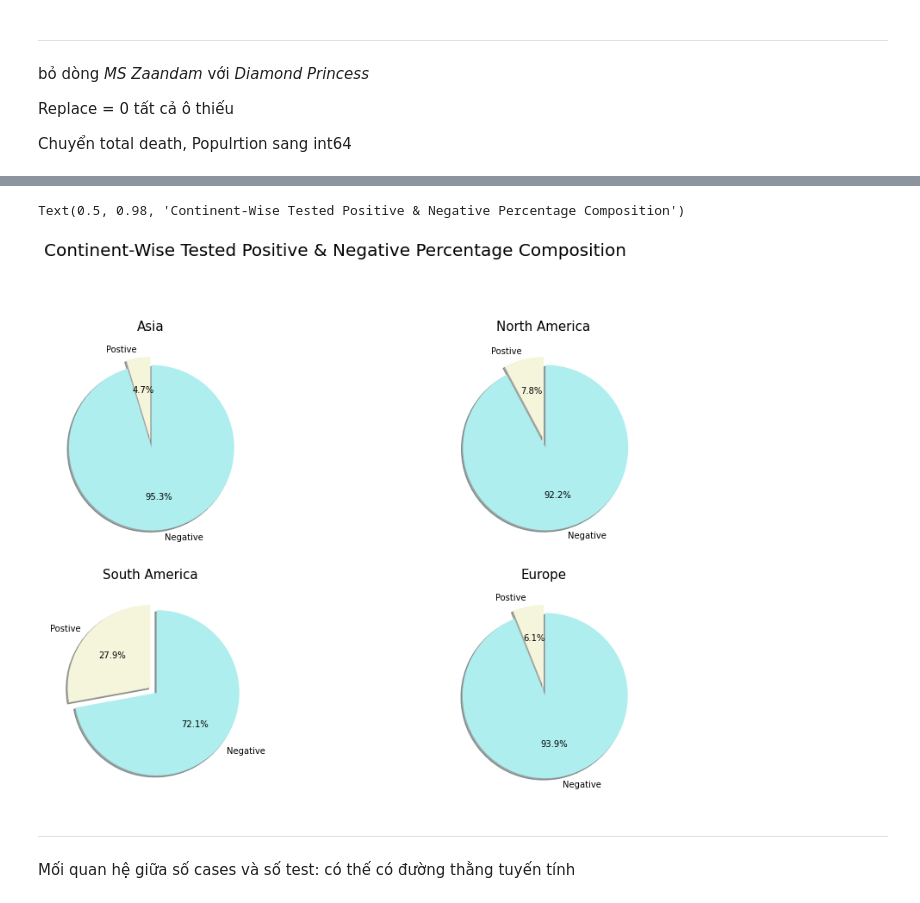
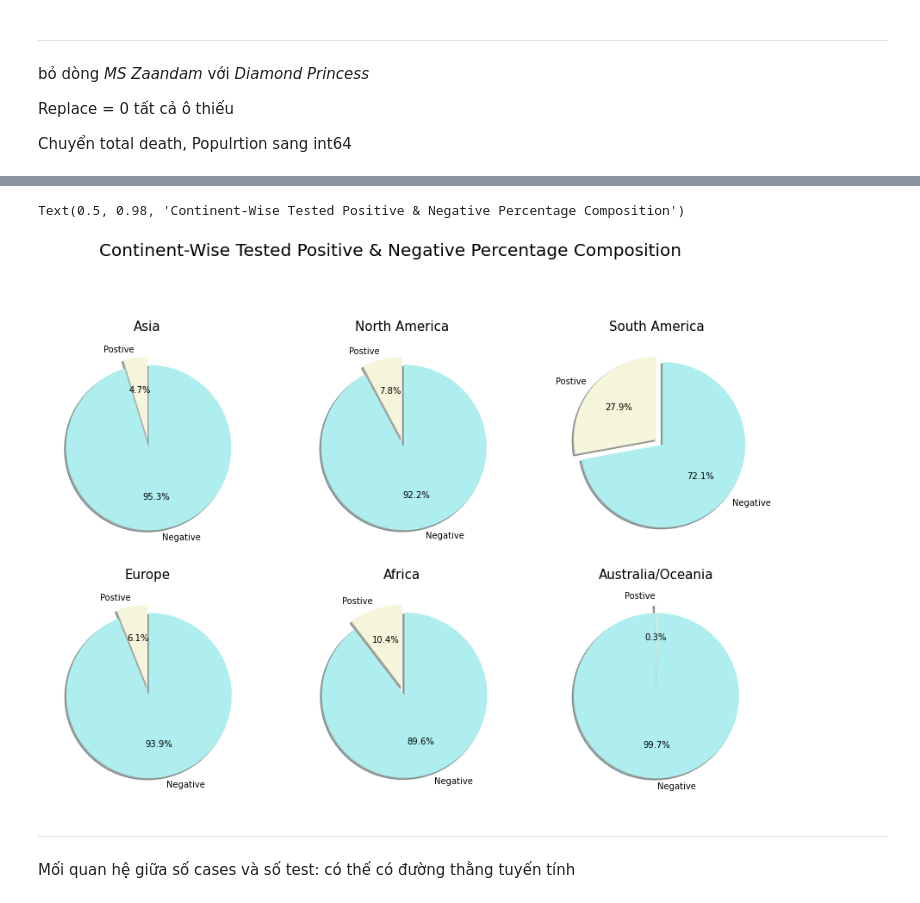
Before and after one commit to templarassVN/Covid_19-insight-Visualize, a Jupyter notebook: Nghien cuu.ipynb, the cells around one changed output, grey strips where cells are left out. Cells and saved outputs as stored; diff of their text form; code cells hidden in the pictures.

```diff
--- a/Nghien cuu.ipynb
+++ b/Nghien cuu.ipynb
@@ -42,10 +43,12 @@ Chuyển total death, Populrtion sang int64
 # %%
 data_ele = data.loc[(data["Country"] == 'MS Zaandam') | (data["Country"] == 'Diamond Princess')]
 data = data.drop(data.index[list(data_ele.index)])
+data.fillna(0, inplace=True)
 data = data.replace(r'^\s*$', 0, regex=True)
 data['TotalDeaths'] = data['TotalDeaths'].astype('int64')
-# %%
-data['Population'] = data['Population'].astype('int64')
+# %%
+ds = ['Total Cases','New Cases','TotalDeaths','NewDeaths','TotalRecovered','ActiveCases','Serious','Tot Cases/1M pop','Deaths/1M pop','Total Tests','Tests/1M pop','Population']
+data[ds] = data[ds].astype('int64')
 # %%
 data.dtypes
 # %% [output]
@@ -225,35 +267,45 @@ negative_positive = pd.DataFrame({
 # %%
 explode = (0,0.1)
 labels = ['Postive','Negative']
 colors = ['beige','paleturquoise']
 
 fig = plt.figure(figsize = (15,15))
 
-plt.subplot(321)
+plt.subplot(331)
 plt.pie(negative_positive[negative_positive.index == 'Asia'].values.tolist()[0],labels = labels, explode = explode, autopct = '%.1f%%',
         startangle = 90, colors = colors, shadow = True)
 plt.title('Asia', fontsize = 15)
 
 
-plt.subplot(322)
+plt.subplot(332)
 plt.pie(negative_positive[negative_positive.index == 'North America'].values.tolist()[0],labels = labels, explode = explode, autopct = '%.1f%%',
         startangle = 90, colors = colors, shadow = True)
 plt.title('North America', fontsize = 15)
 
-plt.subplot(323)
+plt.subplot(333)
 plt.pie(negative_positive[negative_positive.index == 'South America'].values.tolist()[0],labels = labels, explode = explode, autopct = '%.1f%%',
         startangle = 90, colors = colors, shadow = True)
 plt.title('South America', fontsize = 15)
 
-plt.subplot(324)
+plt.subplot(334)
 plt.pie(negative_positive[negative_positive.index == 'Europe'].values.tolist()[0],labels = labels, explode = explode, autopct = '%.1f%%',
         startangle = 90, colors = colors, shadow = True)
 plt.title('Europe', fontsize = 15)
 
+plt.subplot(335)
+plt.pie(negative_positive[negative_positive.index == 'Africa'].values.tolist()[0],labels = labels, explode = explode, autopct = '%.1f%%',
+        startangle = 90, colors = colors, shadow = True)
+plt.title('Africa', fontsize = 15)
+
+plt.subplot(336)
+plt.pie(negative_positive[negative_positive.index == 'Australia/Oceania'].values.tolist()[0],labels = labels, explode = explode, autopct = '%.1f%%',
+        startangle = 90, colors = colors, shadow = True)
+plt.title('Australia/Oceania', fontsize = 15)
+
 plt.suptitle('Continent-Wise Tested Positive & Negative Percentage Composition', fontsize = 20)
 # %% [output]
 Text(0.5, 0.98, 'Continent-Wise Tested Positive & Negative Percentage Composition')
-[figure, old version]
+[figure, new version]
 # %% [markdown]
 ---
 Mối quan hệ giữa số cases và số test: có thế có đường thằng tuyến tính
```
Also changed, not shown: parts of 18 cells of this notebook, 2 other files.
